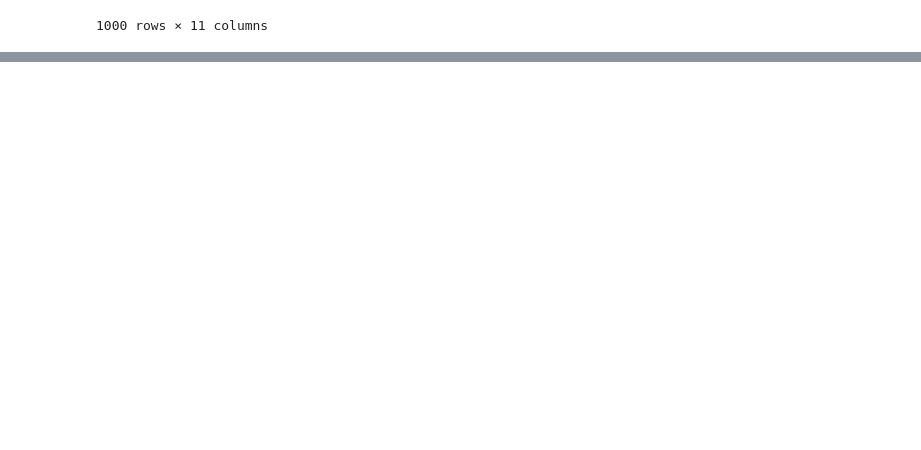
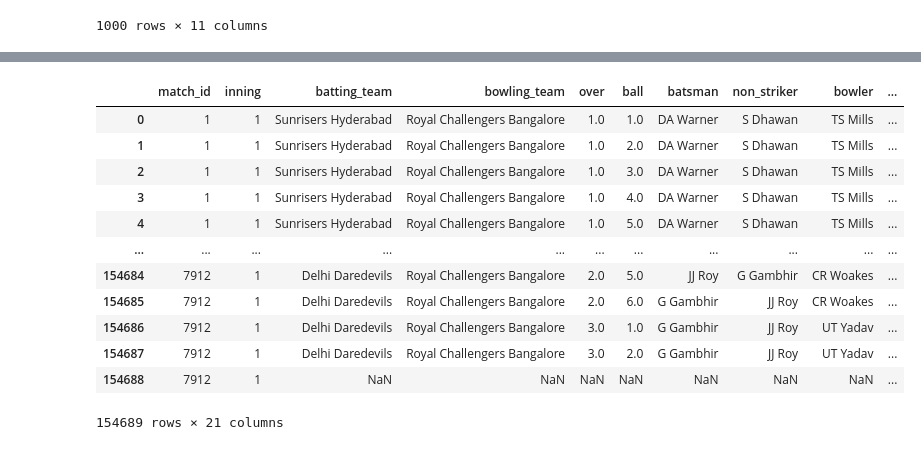
Before and after one commit to birusolankar/Pandas, a Jupyter notebook: Pandas_groupby.ipynb, the cells around one changed output, grey strips where cells are left out. Saved outputs shown, nothing was run; the diff lists cells and outputs as text; code cells hidden in the pictures; blank space fills up the shorter version.

```diff
--- a/Pandas_groupby.ipynb
+++ b/Pandas_groupby.ipynb
@@ -689,0 +881,16 @@ To adopt the future behavior and silence this warning, use
+# %%
+ipl
+# %% [output]
+|  | match_id | inning | batting_team | bowling_team | over | ball | batsman | non_striker | bowler | ... |
+| 0 | 1 | 1 | Sunrisers Hyderabad | Royal Challengers Bangalore | 1.0 | 1.0 | DA Warner | S Dhawan | TS Mills | ... |
+| 1 | 1 | 1 | Sunrisers Hyderabad | Royal Challengers Bangalore | 1.0 | 2.0 | DA Warner | S Dhawan | TS Mills | ... |
+| 2 | 1 | 1 | Sunrisers Hyderabad | Royal Challengers Bangalore | 1.0 | 3.0 | DA Warner | S Dhawan | TS Mills | ... |
+| 3 | 1 | 1 | Sunrisers Hyderabad | Royal Challengers Bangalore | 1.0 | 4.0 | DA Warner | S Dhawan | TS Mills | ... |
+| 4 | 1 | 1 | Sunrisers Hyderabad | Royal Challengers Bangalore | 1.0 | 5.0 | DA Warner | S Dhawan | TS Mills | ... |
+| ... | ... | ... | ... | ... | ... | ... | ... | ... | ... | ... |
+| 154684 | 7912 | 1 | Delhi Daredevils | Royal Challengers Bangalore | 2.0 | 5.0 | JJ Roy | G Gambhir | CR Woakes | ... |
+| 154685 | 7912 | 1 | Delhi Daredevils | Royal Challengers Bangalore | 2.0 | 6.0 | G Gambhir | JJ Roy | CR Woakes | ... |
+| 154686 | 7912 | 1 | Delhi Daredevils | Royal Challengers Bangalore | 3.0 | 1.0 | G Gambhir | JJ Roy | UT Yadav | ... |
+| 154687 | 7912 | 1 | Delhi Daredevils | Royal Challengers Bangalore | 3.0 | 2.0 | G Gambhir | JJ Roy | UT Yadav | ... |
+| 154688 | 7912 | 1 | NaN | NaN | NaN | NaN | NaN | NaN | NaN | ... |
+154689 rows × 21 columns
```
Also changed, not shown: parts of 21 cells of this notebook.
